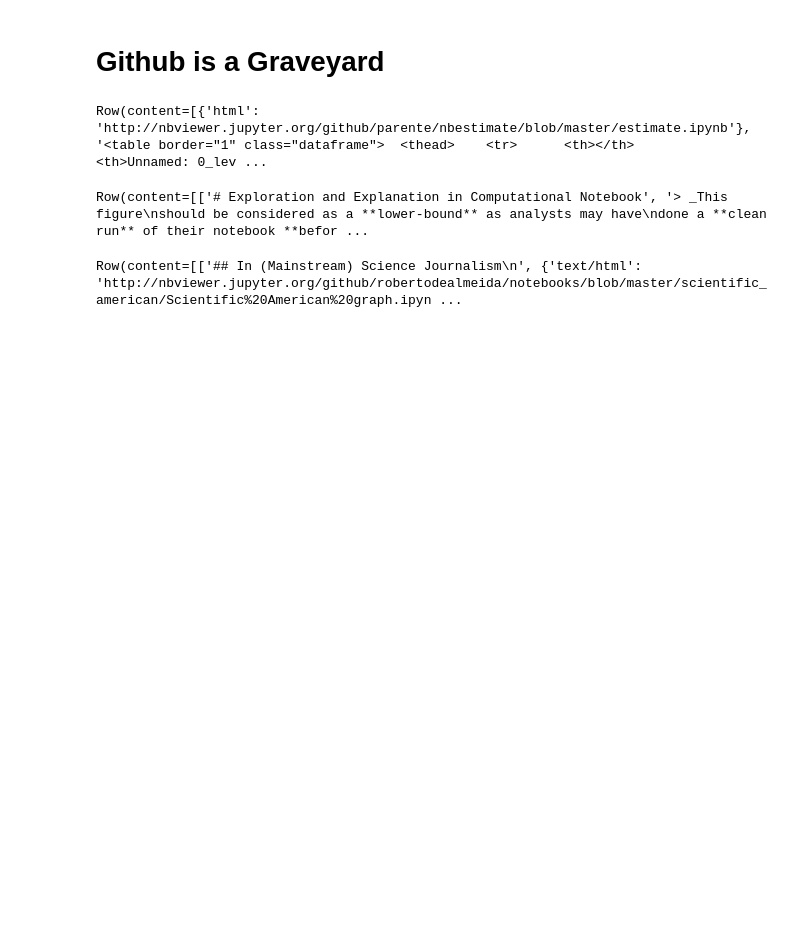
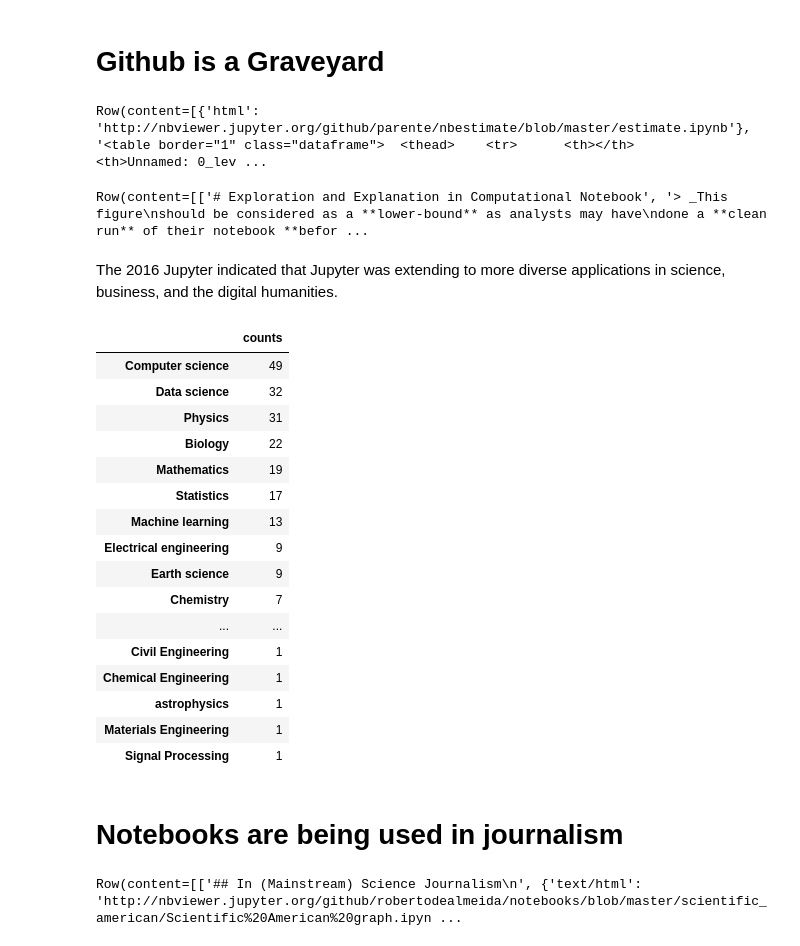
Before and after one commit to deathbeds/reincarnation, a Jupyter notebook: reincarnation/comp/0.ipynb, the cells around one changed output. Saved outputs shown, nothing was run; the diff lists cells and outputs as text; code cells hidden in the pictures; blank space fills up the shorter version.

```diff
--- a/reincarnation/comp/0.ipynb
+++ b/reincarnation/comp/0.ipynb
@@ -67,6 +87,31 @@ Row(content=[{'html': 'http://nbviewer.jupyter.org/github/parente/nbestimate/blo
 """
 # %% [output]
 Row(content=[['# Exploration and Explanation in Computational Notebook', '> _This figure\nshould be considered as a **lower-bound** as analysts may have\ndone a **clean run** of their notebook **befor ...
+# %% [markdown]
+The 2016 Jupyter indicated that Jupyter was extending to more diverse applications in
+science, business, and the digital humanities.
+# %%
+    λ.pandas.read_csv("https://raw.githubusercontent.com/jupyter/surveys/master/surveys/2016-05-education-survey/responses.csv")()['What field(s) is your course most related to?'].str.split(',', expand=True).unstack().dropna().reset_index(0, drop=True).apply(str.strip).value_counts().to_frame('counts')
+# %% [output]
+|  | counts |
+| Computer science | 49 |
+| Data science | 32 |
+| Physics | 31 |
+| Biology | 22 |
+| Mathematics | 19 |
+| Statistics | 17 |
+| Machine learning | 13 |
+| Electrical engineering | 9 |
+| Earth science | 9 |
+| Chemistry | 7 |
+| ... | ... |
+| Civil Engineering | 1 |
+| Chemical Engineering | 1 |
+| astrophysics | 1 |
+| Materials Engineering | 1 |
+| Signal Processing | 1 |
+# %% [markdown]
+# Notebooks are being used in journalism
 # %%
     """
     - - |
```
Also changed, not shown: parts of 10 cells of this notebook, 1 other file.
